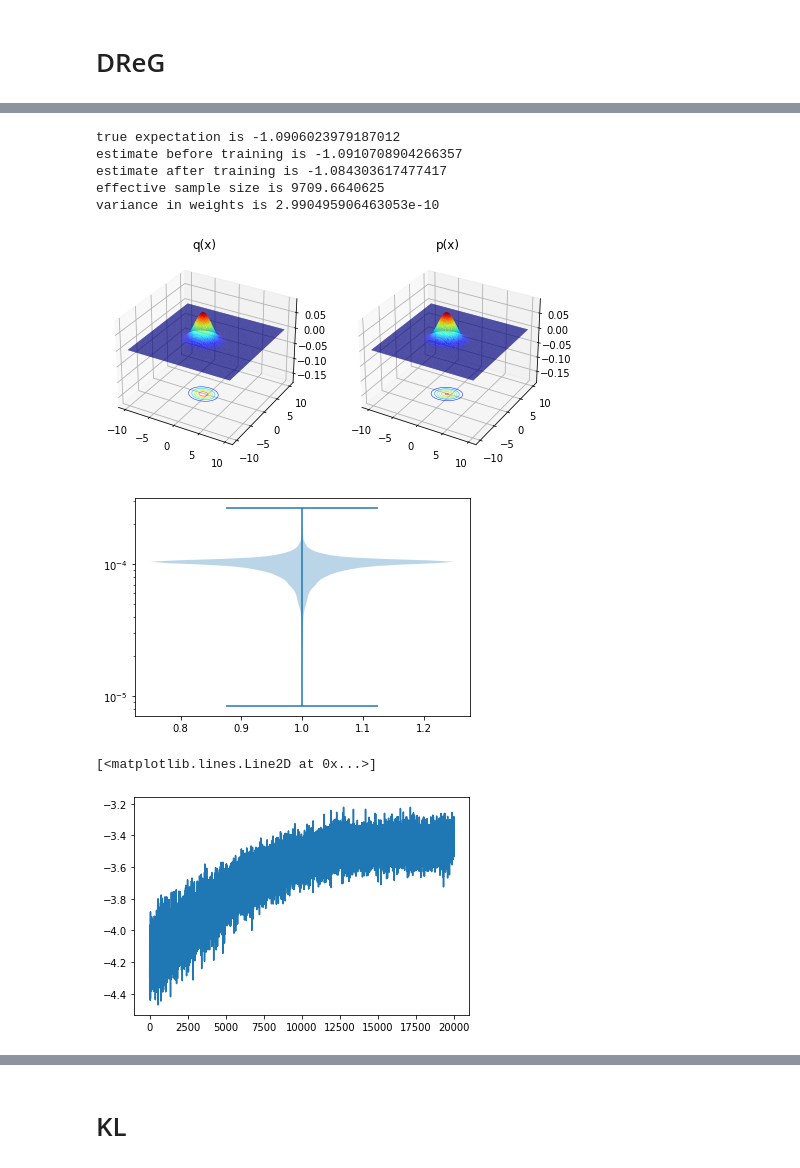
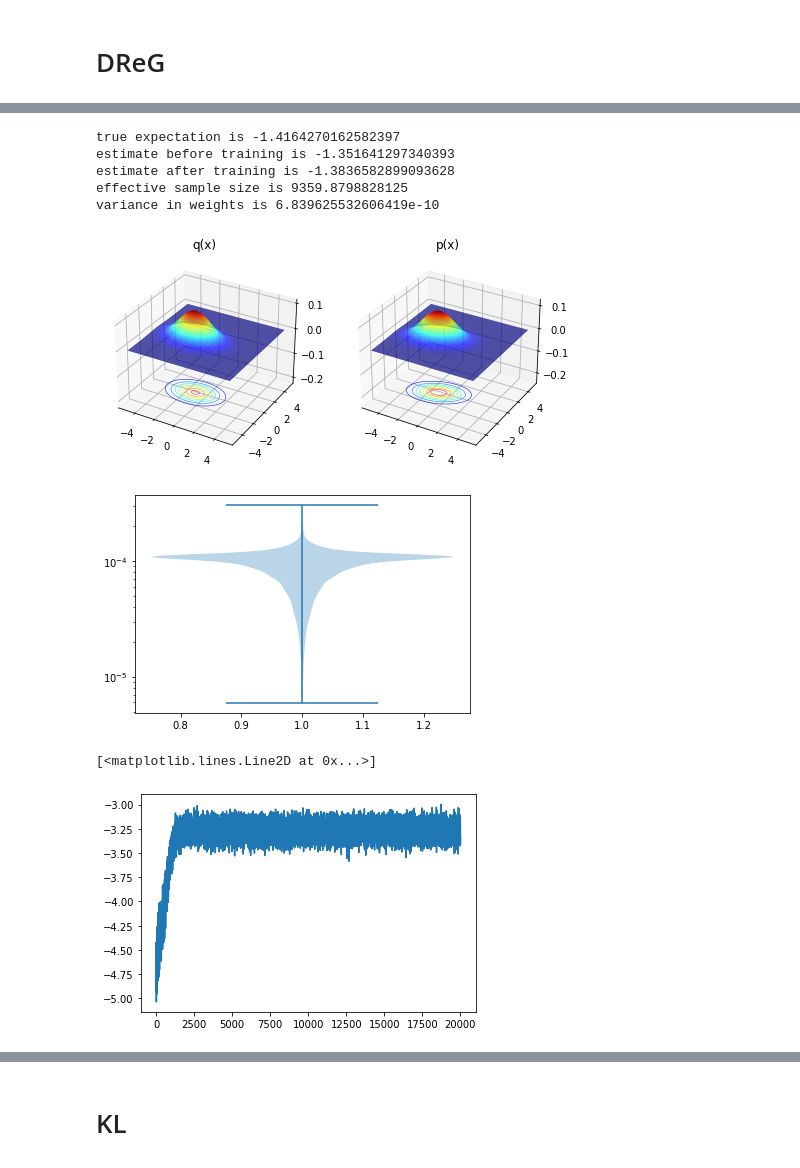
Before and after one commit to lollcat/FAB-2021, a Jupyter notebook: Notebooks/DiagonalGuassian_Approximating_a_FullCovGuassian.ipynb, the cells around one changed output, grey strips where cells are left out. Cells and saved outputs as stored; diff of their text form; code cells hidden in the pictures.

```diff
--- a/Notebooks/DiagonalGuassian_Approximating_a_FullCovGuassian.ipynb
+++ b/Notebooks/DiagonalGuassian_Approximating_a_FullCovGuassian.ipynb
@@ -20,7 +20,7 @@ dim = 2
 n_samples_estimation = int(1e4)
 target = Guassian_FullCov(dim=dim)
 learnt_sampler = DiagonalGaussian(dim=dim)
-tester = LearntDistributionManager(target, learnt_sampler, VanillaImportanceSampling, loss_type="DReG", lr=1e-4)
-fig_before = fig_before_train = plot_distributions(tester)
+tester = LearntDistributionManager(target, learnt_sampler, VanillaImportanceSampling, loss_type="DReG")
+fig_before = fig_before_train = plot_distributions(tester, bounds=[[-5, 5], [-5, 5]])
 expectation_before, sampling_weights_before = tester.estimate_expectation()
 # %% [output]
@@ -28,31 +28,31 @@ expectation_before, sampling_weights_before = tester.estimate_expectation()
 # %%
 history = tester.train(epochs)
 expectation, info = tester.estimate_expectation(n_samples_estimation)
 true_expectation = torch.sum(tester.target_dist.mean)
 
 print(f"true expectation is {true_expectation} \n"
       f"estimate before training is {expectation_before} \n"
       f"estimate after training is {expectation} \n"
      f"effective sample size is {info['effective_sample_size']} \n"
      f"variance in weights is {torch.var(info['normalised_sampling_weights'])}")
-fig_after_train = plot_distributions(tester)
+fig_after_train = plot_distributions(tester, bounds=[[-5, 5], [-5, 5]])
 # %% [output]
-true expectation is -1.0906023979187012
-estimate before training is -1.0910708904266357
-estimate after training is -1.084303617477417
-effective sample size is 9709.6640625
-variance in weights is 2.990495906463053e-10
+true expectation is -1.4164270162582397
+estimate before training is -1.351641297340393
+estimate after training is -1.3836582899093628
+effective sample size is 9359.8798828125
+variance in weights is 6.839625532606419e-10
-[figure, old version]
+[figure, new version]
 # %%
 plt.violinplot([info['normalised_sampling_weights']])
 plt.yscale("log")
 # %% [output]
-[figure, old version]
+[figure, new version]
 # %%
 plt.plot(history["log_p_x"])
 # %% [output]
 [<matplotlib.lines.Line2D at 0x...>]
-[figure, old version]
+[figure, new version]
 # %%
 plt.plot(history["loss"])
 # %% [output]
```
Also changed, not shown: parts of 10 cells of this notebook, 14 other files.
